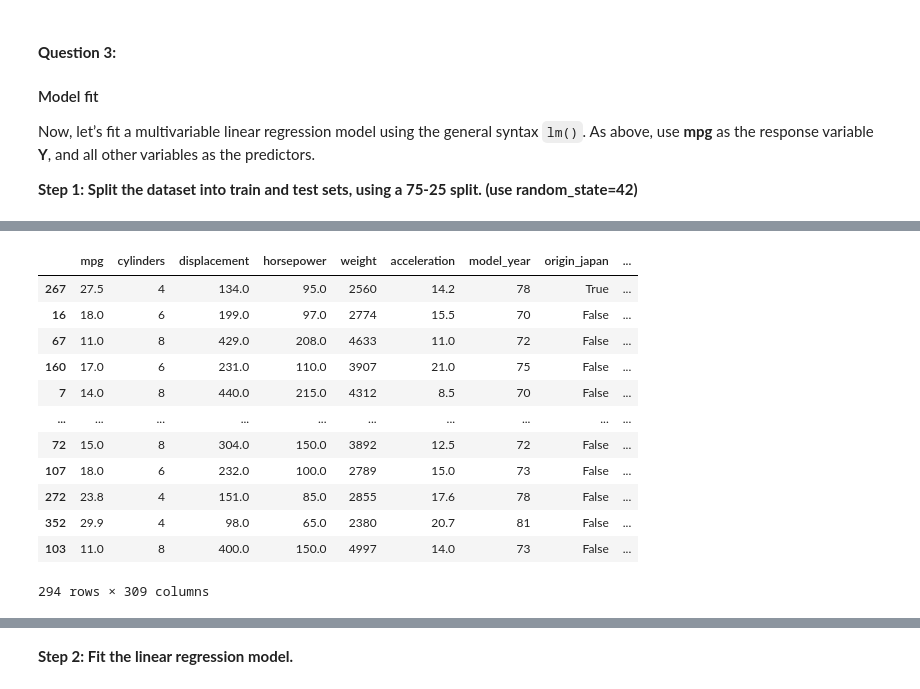
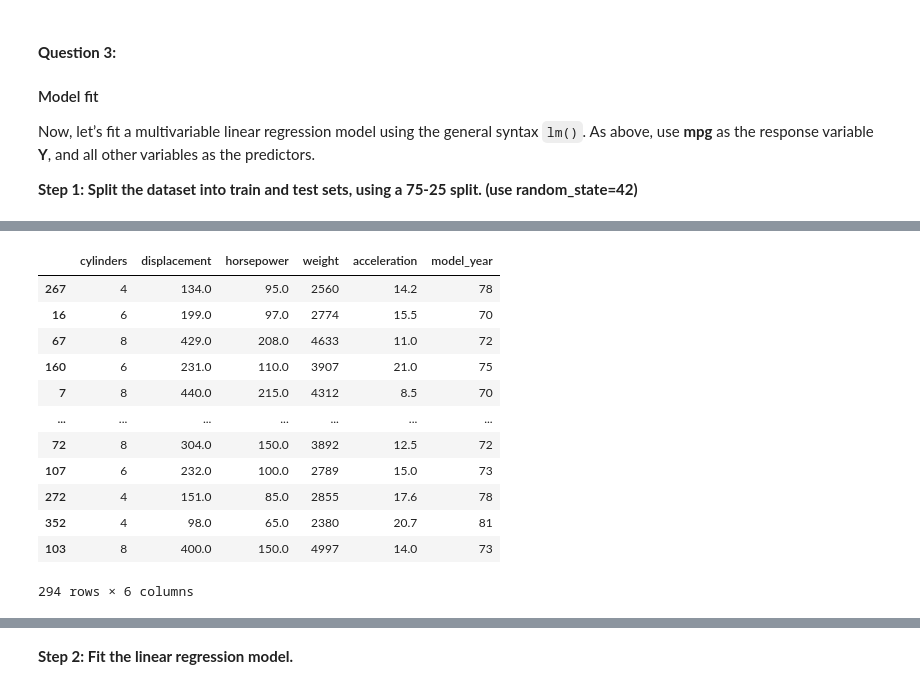
Before and after one commit to miyohtnk/LCR, a Jupyter notebook: 02_activities/assignments/assignment_2.ipynb, the cells around one changed output, grey strips where cells are left out. Cells and saved outputs as stored; diff of their text form; code cells hidden in the pictures.

Commit message:
Changed the assignment file to remove non-numerical variables from the analysis

```diff
--- a/02_activities/assignments/assignment_2.ipynb
+++ b/02_activities/assignments/assignment_2.ipynb
@@ -203,25 +184,25 @@ mpg_encoded
 # %%
 # Your answer here...
 
-mpg_train, mpg_test = train_test_split(mpg_encoded, train_size=0.75, random_state=42) #we are splitting the mpg_data into 75% training and 25% test data,
+mpg_train, mpg_test = train_test_split(mpg_data, train_size=0.75, random_state=42) #we are splitting the mpg_data into 75% training and 25% test data,
 #and we use random_state so that we guarantee the same data split every time, making our final results reproducible.
 
 #define our x and y variables
-X_train = mpg_train.drop("mpg", axis=1)
+X_train = mpg_train.drop(["mpg", 'name', 'origin'], axis=1)
 y_train = mpg_train['mpg']
 # %%
-mpg_train #Check to see what our training dataset looks like. We see 308 predictor variables and 1 target variable (mpg)
+X_train #Check to see what our training dataset looks like. We see 6 columns that are our predictor variables.
 # %% [output]
-|  | mpg | cylinders | displacement | horsepower | weight | acceleration | model_year | origin_japan | ... |
-| 267 | 27.5 | 4 | 134.0 | 95.0 | 2560 | 14.2 | 78 | True | ... |
-| 16 | 18.0 | 6 | 199.0 | 97.0 | 2774 | 15.5 | 70 | False | ... |
-| 67 | 11.0 | 8 | 429.0 | 208.0 | 4633 | 11.0 | 72 | False | ... |
-| 160 | 17.0 | 6 | 231.0 | 110.0 | 3907 | 21.0 | 75 | False | ... |
-| 7 | 14.0 | 8 | 440.0 | 215.0 | 4312 | 8.5 | 70 | False | ... |
-| ... | ... | ... | ... | ... | ... | ... | ... | ... | ... |
-| 72 | 15.0 | 8 | 304.0 | 150.0 | 3892 | 12.5 | 72 | False | ... |
-| 107 | 18.0 | 6 | 232.0 | 100.0 | 2789 | 15.0 | 73 | False | ... |
-| 272 | 23.8 | 4 | 151.0 | 85.0 | 2855 | 17.6 | 78 | False | ... |
-| 352 | 29.9 | 4 | 98.0 | 65.0 | 2380 | 20.7 | 81 | False | ... |
-| 103 | 11.0 | 8 | 400.0 | 150.0 | 4997 | 14.0 | 73 | False | ... |
+|  | cylinders | displacement | horsepower | weight | acceleration | model_year |
+| 267 | 4 | 134.0 | 95.0 | 2560 | 14.2 | 78 |
+| 16 | 6 | 199.0 | 97.0 | 2774 | 15.5 | 70 |
+| 67 | 8 | 429.0 | 208.0 | 4633 | 11.0 | 72 |
+| 160 | 6 | 231.0 | 110.0 | 3907 | 21.0 | 75 |
+| 7 | 8 | 440.0 | 215.0 | 4312 | 8.5 | 70 |
+| ... | ... | ... | ... | ... | ... | ... |
+| 72 | 8 | 304.0 | 150.0 | 3892 | 12.5 | 72 |
+| 107 | 6 | 232.0 | 100.0 | 2789 | 15.0 | 73 |
+| 272 | 4 | 151.0 | 85.0 | 2855 | 17.6 | 78 |
+| 352 | 4 | 98.0 | 65.0 | 2380 | 20.7 | 81 |
+| 103 | 8 | 400.0 | 150.0 | 4997 | 14.0 | 73 |
-294 rows × 309 columns
+294 rows × 6 columns
```
Also changed, not shown: parts of 4 cells of this notebook.
